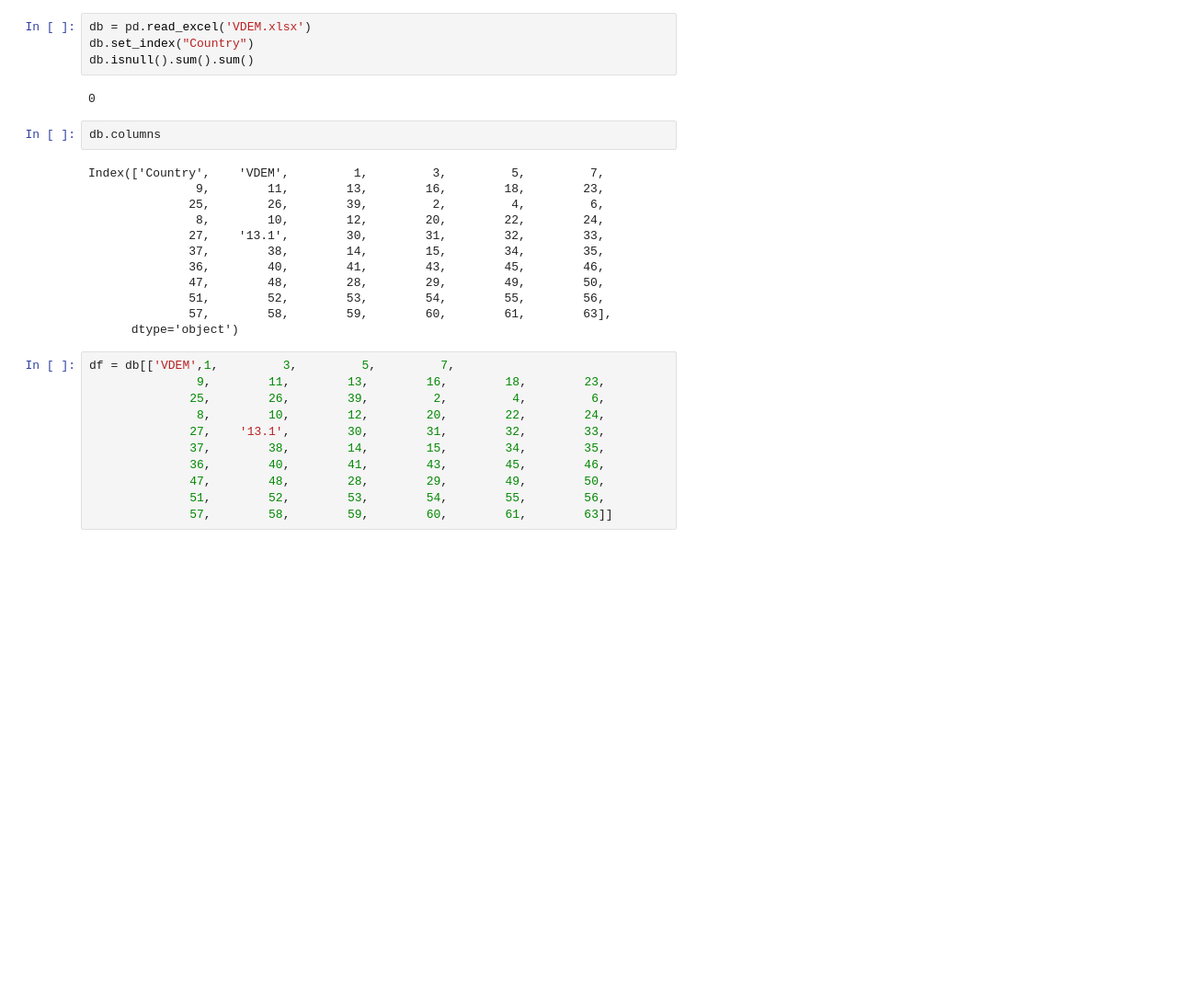
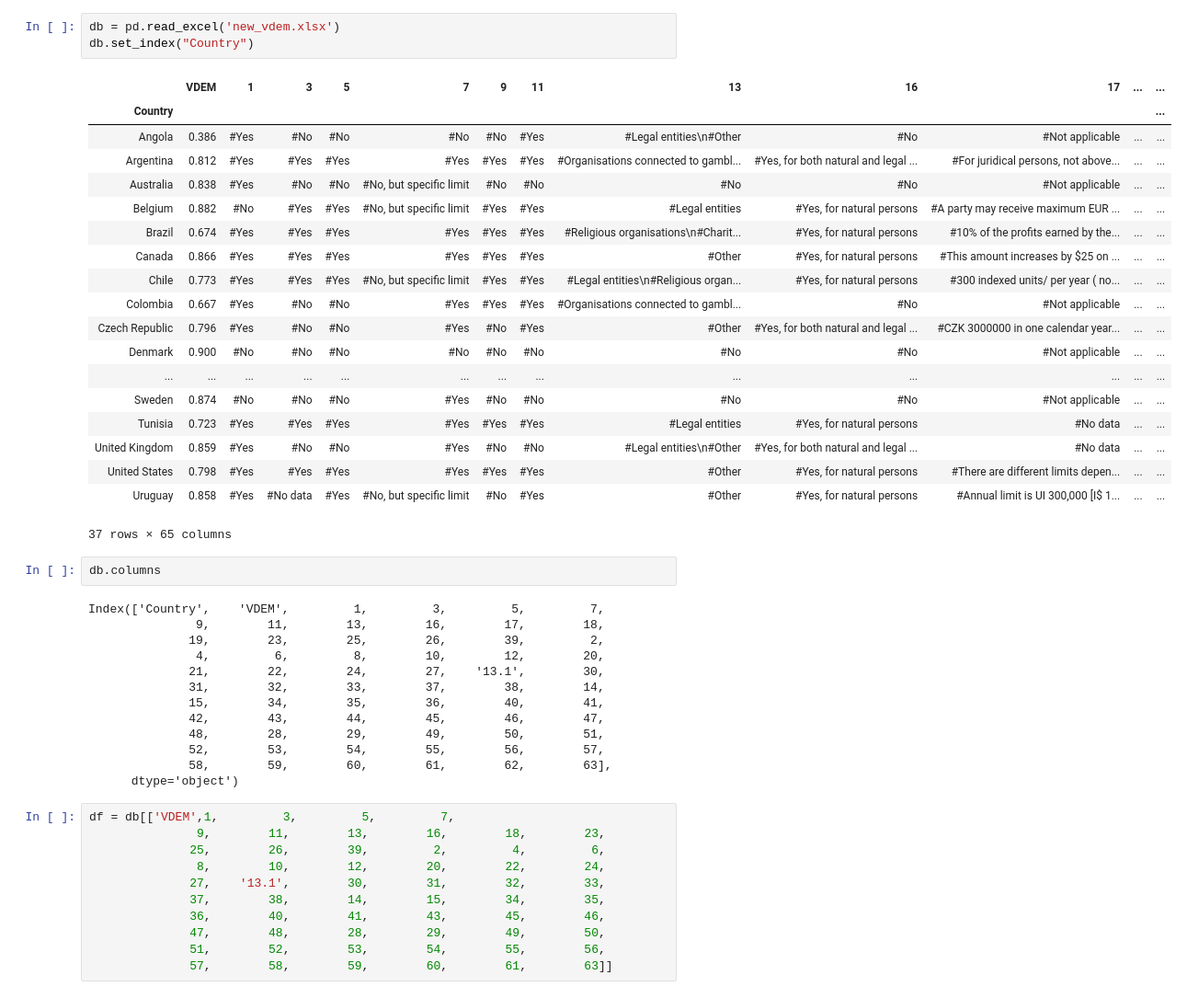
Before and after one commit to luvi01/DemocracyResearch, a Jupyter notebook: Master Function.ipynb, the cells around one changed output. Shown at 92% size. Cells and saved outputs as stored; diff of their text form; blank space fills up the shorter version.

```diff
--- a/Master Function.ipynb
+++ b/Master Function.ipynb
@@ -20,22 +50,40 @@ def regress(X,Y):
 # %%
-db = pd.read_excel('VDEM.xlsx')
+db = pd.read_excel('new_vdem.xlsx')
 db.set_index("Country")
-db.isnull().sum().sum()
 # %% [output]
+|  | VDEM | 1 | 3 | 5 | 7 | 9 | 11 | 13 | 16 | 17 | ... | ... |
+| Country |  |  |  |  |  |  |  |  |  |  |  | ... |
+| Angola | 0.386 | #Yes | #No | #No | #No | #No | #Yes | #Legal entities\n#Other | #No | #Not applicable | ... | ... |
+| Argentina | 0.812 | #Yes | #Yes | #Yes | #Yes | #Yes | #Yes | #Organisations connected to gambl... | #Yes, for both natural and legal ... | #For juridical persons, not above... | ... | ... |
+| Australia | 0.838 | #Yes | #No | #No | #No, but specific limit | #No | #No | #No | #No | #Not applicable | ... | ... |
+| Belgium | 0.882 | #No | #Yes | #Yes | #No, but specific limit | #Yes | #Yes | #Legal entities | #Yes, for natural persons | #A party may receive maximum EUR ... | ... | ... |
+| Brazil | 0.674 | #Yes | #Yes | #Yes | #Yes | #Yes | #Yes | #Religious organisations\n#Charit... | #Yes, for natural persons | #10% of the profits earned by the... | ... | ... |
+| Canada | 0.866 | #Yes | #Yes | #Yes | #Yes | #Yes | #Yes | #Other | #Yes, for natural persons | #This amount increases by $25 on ... | ... | ... |
+| Chile | 0.773 | #Yes | #Yes | #Yes | #No, but specific limit | #Yes | #Yes | #Legal entities\n#Religious organ... | #Yes, for natural persons | #300 indexed units/ per year ( no... | ... | ... |
+| Colombia | 0.667 | #Yes | #No | #No | #Yes | #Yes | #Yes | #Organisations connected to gambl... | #No | #Not applicable | ... | ... |
+| Czech Republic | 0.796 | #Yes | #No | #No | #Yes | #No | #Yes | #Other | #Yes, for both natural and legal ... | #CZK 3000000 in one calendar year... | ... | ... |
+| Denmark | 0.900 | #No | #No | #No | #No | #No | #No | #No | #No | #Not applicable | ... | ... |
+| ... | ... | ... | ... | ... | ... | ... | ... | ... | ... | ... | ... | ... |
+| Sweden | 0.874 | #No | #No | #No | #Yes | #No | #No | #No | #No | #Not applicable | ... | ... |
+| Tunisia | 0.723 | #Yes | #Yes | #Yes | #Yes | #Yes | #Yes | #Legal entities | #Yes, for natural persons | #No data | ... | ... |
+| United Kingdom | 0.859 | #Yes | #No | #No | #Yes | #No | #No | #Legal entities\n#Other | #Yes, for both natural and legal ... | #No data | ... | ... |
+| United States | 0.798 | #Yes | #Yes | #Yes | #Yes | #Yes | #Yes | #Other | #Yes, for natural persons | #There are different limits depen... | ... | ... |
+| Uruguay | 0.858 | #Yes | #No data | #Yes | #No, but specific limit | #No | #Yes | #Other | #Yes, for natural persons | #Annual limit is UI 300,000 [I$ 1... | ... | ... |
-0
+37 rows × 65 columns
 # %%
 db.columns
 # %% [output]
 Index(['Country',    'VDEM',         1,         3,         5,         7,
-               9,        11,        13,        16,        18,        23,
-              25,        26,        39,         2,         4,         6,
-               8,        10,        12,        20,        22,        24,
-              27,    '13.1',        30,        31,        32,        33,
-              37,        38,        14,        15,        34,        35,
-              36,        40,        41,        43,        45,        46,
-              47,        48,        28,        29,        49,        50,
-              51,        52,        53,        54,        55,        56,
-              57,        58,        59,        60,        61,        63],
+               9,        11,        13,        16,        17,        18,
+              19,        23,        25,        26,        39,         2,
+               4,         6,         8,        10,        12,        20,
+              21,        22,        24,        27,    '13.1',        30,
+              31,        32,        33,        37,        38,        14,
+              15,        34,        35,        36,        40,        41,
+              42,        43,        44,        45,        46,        47,
+              48,        28,        29,        49,        50,        51,
+              52,        53,        54,        55,        56,        57,
+              58,        59,        60,        61,        62,        63],
       dtype='object')
 # %%
 df = db[['VDEM',1,         3,         5,         7,
```
Also changed, not shown: parts of 8 cells of this notebook, 2 other files.
